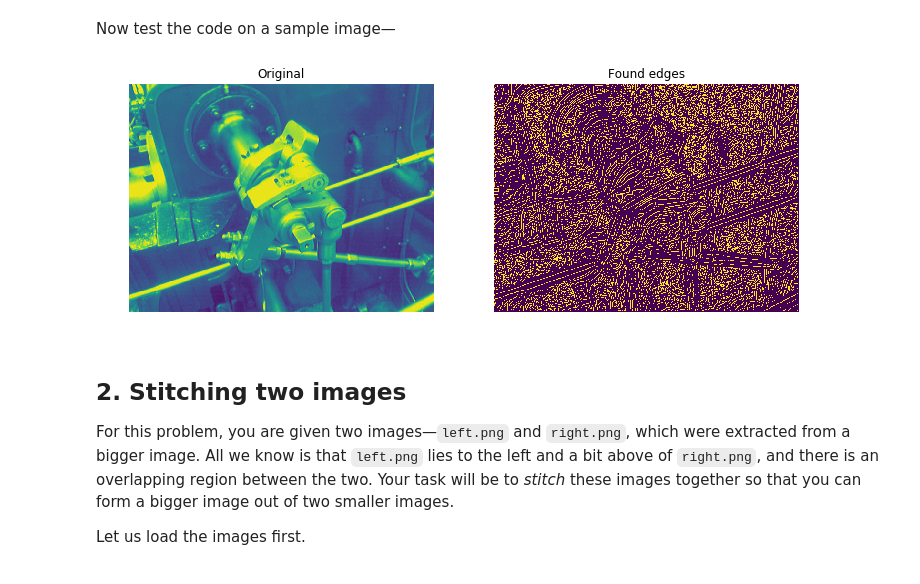
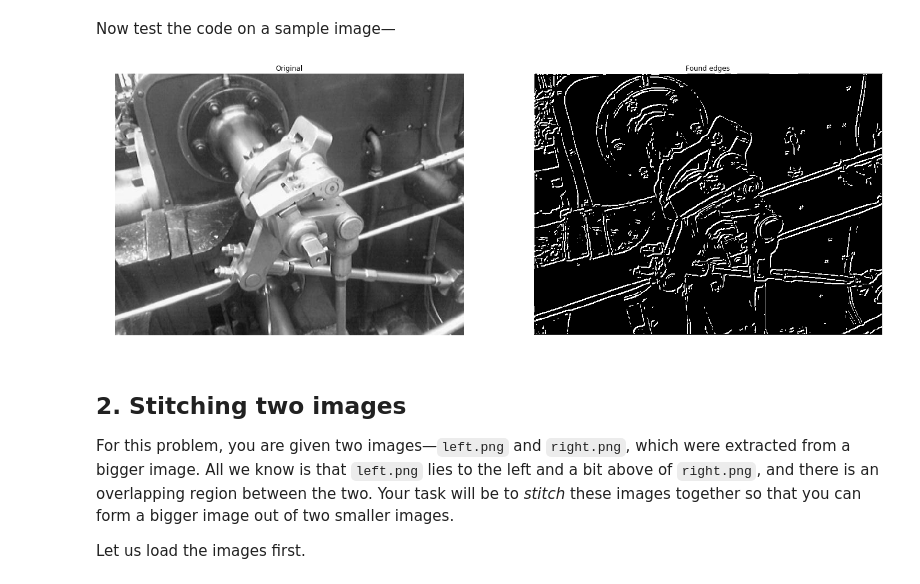
Before and after one commit to schwobr/VIC_Assignment1, a Jupyter notebook: VIC2018_Assignment1.ipynb, the cells around one changed output. Saved outputs shown, nothing was run; the diff lists cells and outputs as text; code cells hidden in the pictures.

```diff
--- a/VIC2018_Assignment1.ipynb
+++ b/VIC2018_Assignment1.ipynb
@@ -58,10 +58,21 @@ from scipy.ndimage.filters import gaussian_filter
 from scipy.signal import convolve2d
 from math import pi
 
-def gradient(img):
+def derivative(img):
     S = np.array([[-1, -2, -1], [0, 0, 0], [1, 2, 1]], dtype='float')
     resx = convolve2d(img, S, mode='same')
     resy = convolve2d(img, S.T, mode='same')
+    return resx, resy
+
+def padding(img):
+    padded = np.zeros((img.shape[0]+2, img.shape[1]+2))
+    for x in range(1, img.shape[0]+1):
+        for y in range(1, img.shape[1]+1):
+            padded[x, y] = img[x-1, y-1]
+    return padded
+
+def gradient(img):
+    resx, resy = derivative(img)
     mag = np.sqrt(resx**2+resy**2)
     direc = np.arctan(resy/resx)
     return mag, direc
@@ -69,21 +80,14 @@ def gradient(img):
 def non_maximum_suppression(g_mag, g_dir):
     g_max = np.zeros_like(g_mag)
     directions = np.array([0, pi/4, pi/2, 3*pi/4])
+    padded = padding(g_mag)
     for x in range(g_mag.shape[0]):
         for y in range(g_mag.shape[1]):
             direc = np.argmin(np.abs(directions-g_dir[x, y]))
             a = 0 if x==2 else 1
             b = 0 if x==0 else 1
             sign = -1 if x==3 else 1
-            test = 0 if sign==-1 else g_mag.shape[1]
-            if x+a!=g_mag.shape[0] and y+sign*b!=test:
-                if x-a!=0 and y-sign*b!=g_mag.shape[1]-test:
-                    g_max[x, y] = g_mag[x, y] if g_mag[x, y]>=g_mag[x+a, y+sign*b] and g_mag[x, y]>=g_mag[x-a, y-sign*b] else 0
-                else:
-                    g_max[x, y] = g_mag[x, y] if g_mag[x, y]>=g_mag[x+a, y+sign*b] else 0
-            else:
-                if x-a!=0 and y+sign*b!=255-test:
-                    g_max[x, y] = g_mag[x, y] if g_mag[x, y]>=g_mag[x-a, y-sign*b] else 0
+            g_max[x, y] = g_mag[x, y] if g_mag[x, y]>=padded[x+1+a, y+1+sign*b] and g_mag[x, y]>=padded[x-1-a, y-1-sign*b] else 0
     return g_max
 
 def double_thresholding(g_max, thresh_lo, thresh_hi):
@@ -98,15 +102,16 @@ def double_thresholding(g_max, thresh_lo, thresh_hi):
 
 def connectivity(thresh_img):
     edge_img = np.zeros_like(thresh_img)
+    padded = padding(edge_img)
     for x in range(edge_img.shape[0]):
         for y in range(edge_img.shape[1]):
             if thresh_img[x, y]==2:
-                edge_img[x, y]=255
+                edge_img[x, y]=1
             elif thresh_img[x, y]==1:
                 l = [-1, 0, 1]
-                connect = [edge_img[x+a, y+b] for a in l for b in l if (a!=0 or b!=0) and x+a!=0 and x+a!=edge_img.shape[1] and y+b!=0 and y+b!=edge_img.shape[1]]
+                connect = [padded[x+1+a, y+1+b] for a in l for b in l if (a!=0 or b!=0)]
                 if any(connect)==2:
-                    edge_img[x, y] = 255
+                    edge_img[x, y] = 1
     return edge_img
 
 def canny_edge_detector(img, thresh_lo=0.1, thresh_hi=0.2):
@@ -148,24 +153,24 @@ Now test the code on a sample image&mdash;
 # %%
 img   = cv2.imread('valve.png')
 img   = cv2.cvtColor(img, cv2.COLOR_RGB2GRAY)
-
+img = img/255
 edges = canny_edge_detector(img)
 
-plt.figure(figsize=(12,6))
+plt.figure(figsize=(24,12))
 
 plt.subplot(1, 2, 1)
-plt.imshow(img)
+plt.imshow(img, cmap='gray')
 plt.axis('off')
 plt.title('Original')
 
 plt.subplot(1, 2, 2)
-plt.imshow(edges)
+plt.imshow(edges, cmap='gray')
 plt.axis('off')
 plt.title('Found edges')
 
 plt.show()
 # %% [output]
-[figure, old version]
+[figure, new version]
 # %% [markdown]
 ## 2. Stitching two images
 
```
Also changed, not shown: parts of 3 cells of this notebook.
